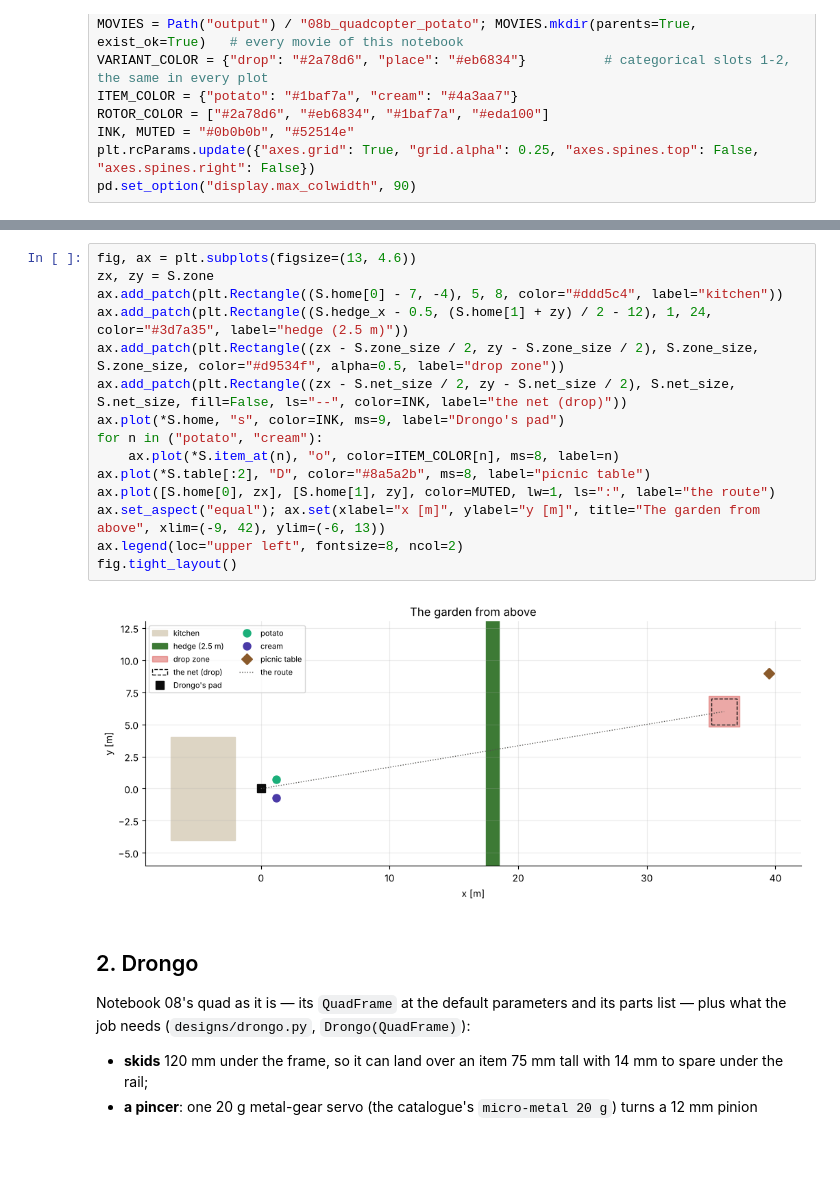
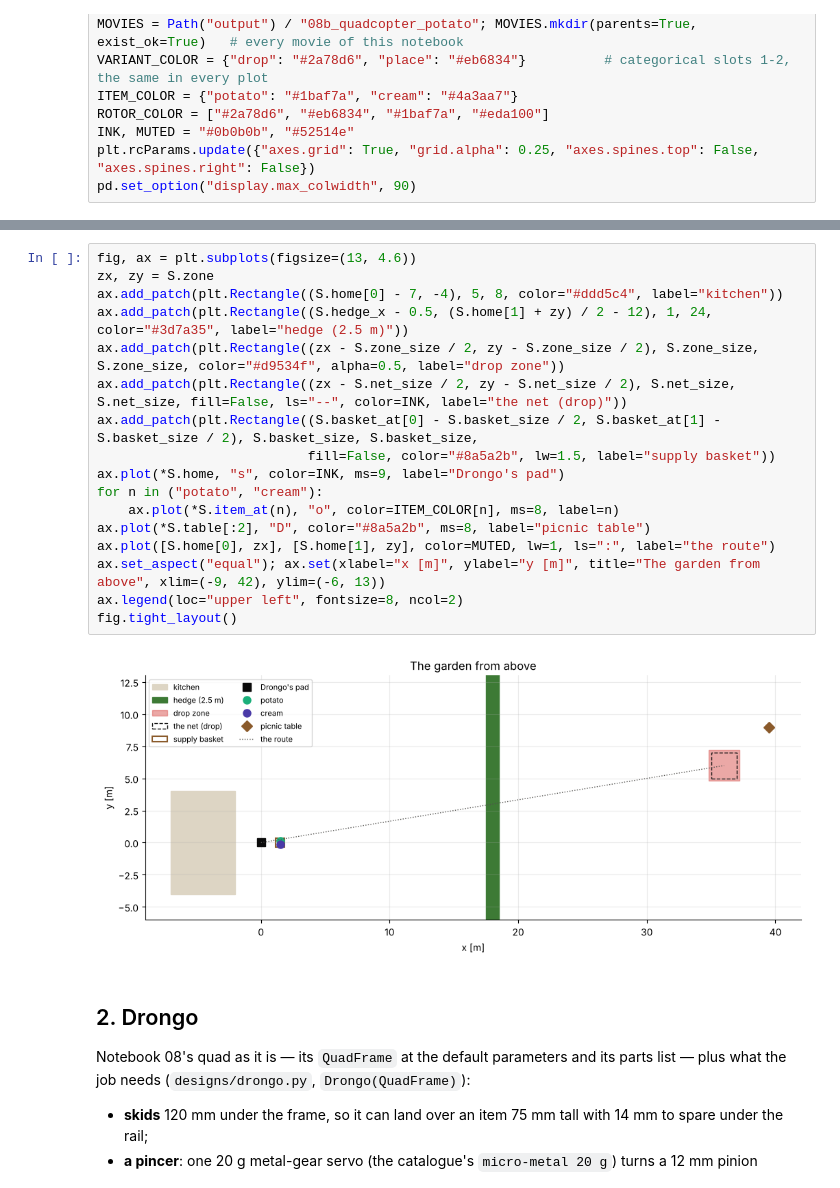
Before and after one commit to technolog-spectrumai/vegeta, a Jupyter notebook: notebooks/08b_quadcopter_potato.ipynb, the cells around one changed output, grey strips where cells are left out. Drawn from its saved outputs; the diff is of its cells as text; blank space fills up the shorter version.

Commit message:
Notebook 08b: supply basket, re-executed
Co-Authored-By: Claude Opus 5.5 <noreply@anthropic.com>
Claude-Session: https://claude.ai/code/session_01GM6xWiPCLXPSq3UdgDgjxG

```diff
--- a/notebooks/08b_quadcopter_potato.ipynb
+++ b/notebooks/08b_quadcopter_potato.ipynb
@@ -118,20 +126,22 @@ GARDEN.to_frame()
 # %%
 fig, ax = plt.subplots(figsize=(13, 4.6))
 zx, zy = S.zone
 ax.add_patch(plt.Rectangle((S.home[0] - 7, -4), 5, 8, color="#ddd5c4", label="kitchen"))
 ax.add_patch(plt.Rectangle((S.hedge_x - 0.5, (S.home[1] + zy) / 2 - 12), 1, 24, color="#3d7a35", label="hedge (2.5 m)"))
 ax.add_patch(plt.Rectangle((zx - S.zone_size / 2, zy - S.zone_size / 2), S.zone_size, S.zone_size, color="#d9534f", alpha=0.5, label="drop zone"))
 ax.add_patch(plt.Rectangle((zx - S.net_size / 2, zy - S.net_size / 2), S.net_size, S.net_size, fill=False, ls="--", color=INK, label="the net (drop)"))
+ax.add_patch(plt.Rectangle((S.basket_at[0] - S.basket_size / 2, S.basket_at[1] - S.basket_size / 2), S.basket_size, S.basket_size,
+                           fill=False, color="#8a5a2b", lw=1.5, label="supply basket"))
 ax.plot(*S.home, "s", color=INK, ms=9, label="Drongo's pad")
 for n in ("potato", "cream"):
     ax.plot(*S.item_at(n), "o", color=ITEM_COLOR[n], ms=8, label=n)
 ax.plot(*S.table[:2], "D", color="#8a5a2b", ms=8, label="picnic table")
 ax.plot([S.home[0], zx], [S.home[1], zy], color=MUTED, lw=1, ls=":", label="the route")
 ax.set_aspect("equal"); ax.set(xlabel="x [m]", ylabel="y [m]", title="The garden from above", xlim=(-9, 42), ylim=(-6, 13))
 ax.legend(loc="upper left", fontsize=8, ncol=2)
 fig.tight_layout()
 # %% [output]
-[figure, old version]
+[figure, new version]
 # %% [markdown]
 ## 2. Drongo
 
```
Also changed, not shown: parts of 16 cells of this notebook.
